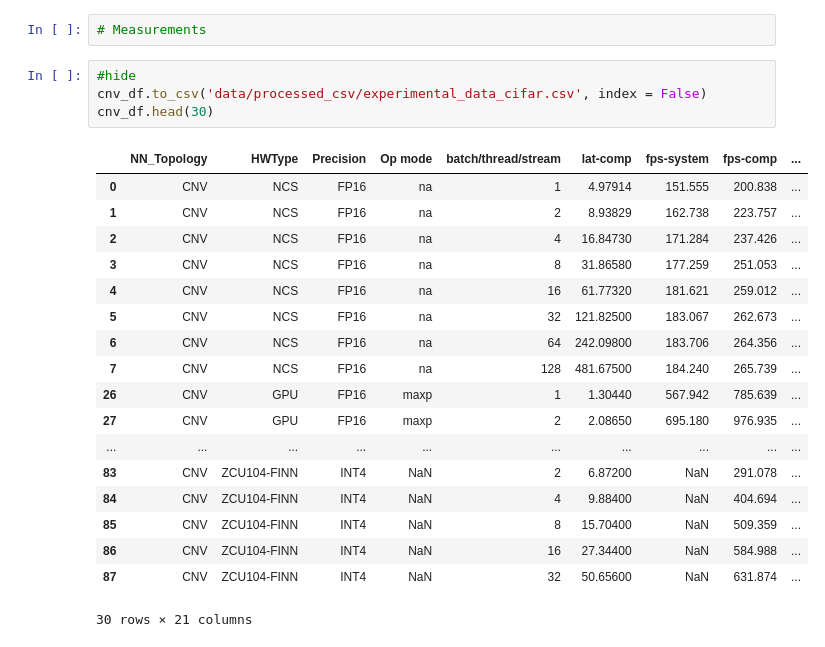
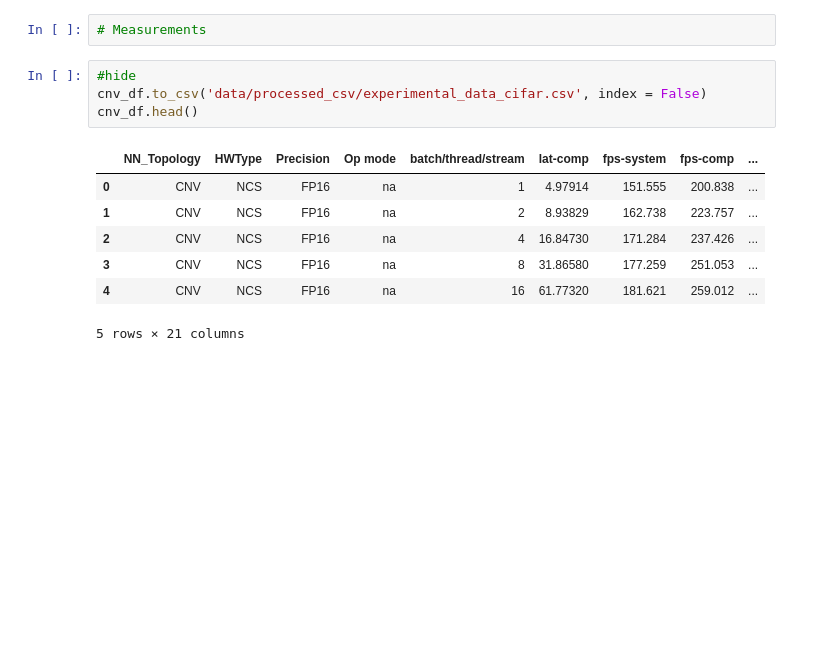
Before and after one commit to RCL-lab/QutibenchWeb, a Jupyter notebook: _notebooks/2020-03-25-CIFAR.ipynb, the cells around one changed output. Cells and saved outputs as stored; diff of their text form; blank space fills up the shorter version.

```diff
--- a/_notebooks/2020-03-25-CIFAR.ipynb
+++ b/_notebooks/2020-03-25-CIFAR.ipynb
@@ -213,23 +213,12 @@ cnv_pareto_plot = alt.Chart(cnv_pareto).mark_line().encode(
 # %%
 #hide
 cnv_df.to_csv('data/processed_csv/experimental_data_cifar.csv', index = False)
-cnv_df.head(30)
+cnv_df.head()
 # %% [output]
 |  | NN_Topology | HWType | Precision | Op mode | batch/thread/stream | lat-comp | fps-system | fps-comp | ... |
 | 0 | CNV | NCS | FP16 | na | 1 | 4.97914 | 151.555 | 200.838 | ... |
 | 1 | CNV | NCS | FP16 | na | 2 | 8.93829 | 162.738 | 223.757 | ... |
 | 2 | CNV | NCS | FP16 | na | 4 | 16.84730 | 171.284 | 237.426 | ... |
 | 3 | CNV | NCS | FP16 | na | 8 | 31.86580 | 177.259 | 251.053 | ... |
 | 4 | CNV | NCS | FP16 | na | 16 | 61.77320 | 181.621 | 259.012 | ... |
-| 5 | CNV | NCS | FP16 | na | 32 | 121.82500 | 183.067 | 262.673 | ... |
-| 6 | CNV | NCS | FP16 | na | 64 | 242.09800 | 183.706 | 264.356 | ... |
-| 7 | CNV | NCS | FP16 | na | 128 | 481.67500 | 184.240 | 265.739 | ... |
-| 26 | CNV | GPU | FP16 | maxp | 1 | 1.30440 | 567.942 | 785.639 | ... |
-| 27 | CNV | GPU | FP16 | maxp | 2 | 2.08650 | 695.180 | 976.935 | ... |
-| ... | ... | ... | ... | ... | ... | ... | ... | ... | ... |
-| 83 | CNV | ZCU104-FINN | INT4 | NaN | 2 | 6.87200 | NaN | 291.078 | ... |
-| 84 | CNV | ZCU104-FINN | INT4 | NaN | 4 | 9.88400 | NaN | 404.694 | ... |
-| 85 | CNV | ZCU104-FINN | INT4 | NaN | 8 | 15.70400 | NaN | 509.359 | ... |
-| 86 | CNV | ZCU104-FINN | INT4 | NaN | 16 | 27.34400 | NaN | 584.988 | ... |
-| 87 | CNV | ZCU104-FINN | INT4 | NaN | 32 | 50.65600 | NaN | 631.874 | ... |
-30 rows × 21 columns
+5 rows × 21 columns
```
Also changed, not shown: 3 other files.
